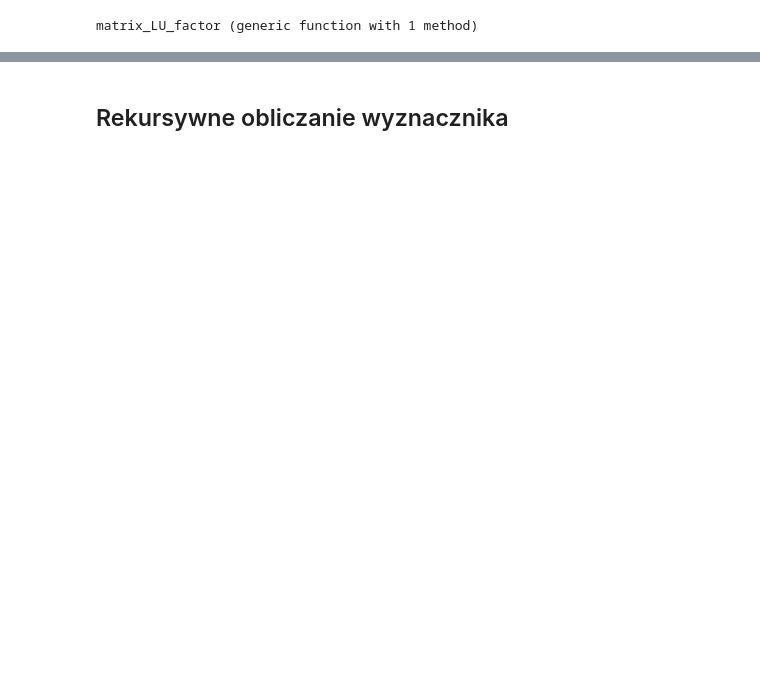
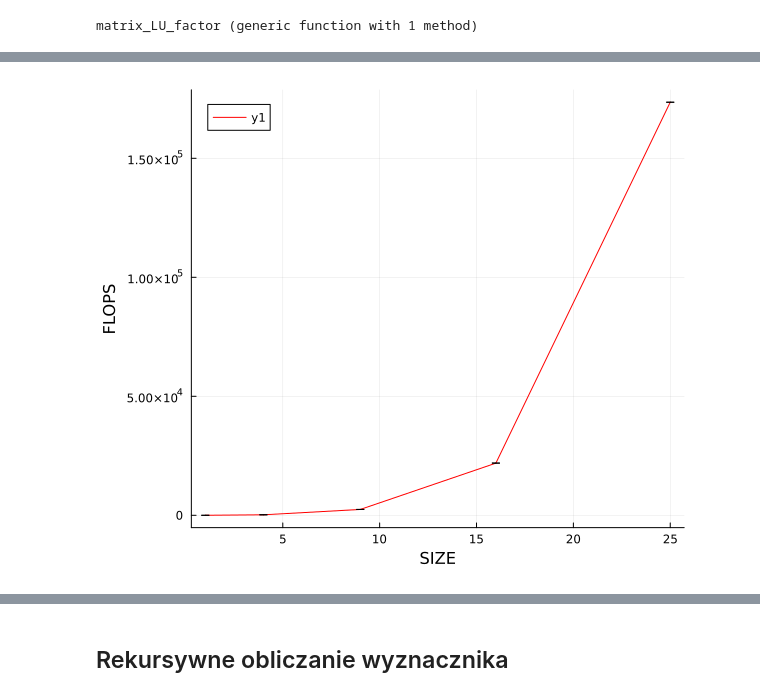
Before and after one commit to szymont18/matrix-algorithm, a Jupyter notebook: Lab2/Laboratorium 2.ipynb, the cells around one changed output, grey strips where cells are left out. Cells and saved outputs as stored; diff of their text form; code cells hidden in the pictures; blank space fills up the shorter version.

```diff
--- a/Lab2/Laboratorium 2.ipynb
+++ b/Lab2/Laboratorium 2.ipynb
@@ -306,0 +447,6 @@ end
+# %%
+plot(LU_time_statistics.size, LU_time_statistics.flops_mean,
+    size = (600, 500), color="red",yerr=LU_time_statistics.flops_std,
+    yaxis = "FLOPS", xaxis = "SIZE")
+# %% [output]
+[figure, added]
```
Also changed, not shown: parts of 38 cells of this notebook.
